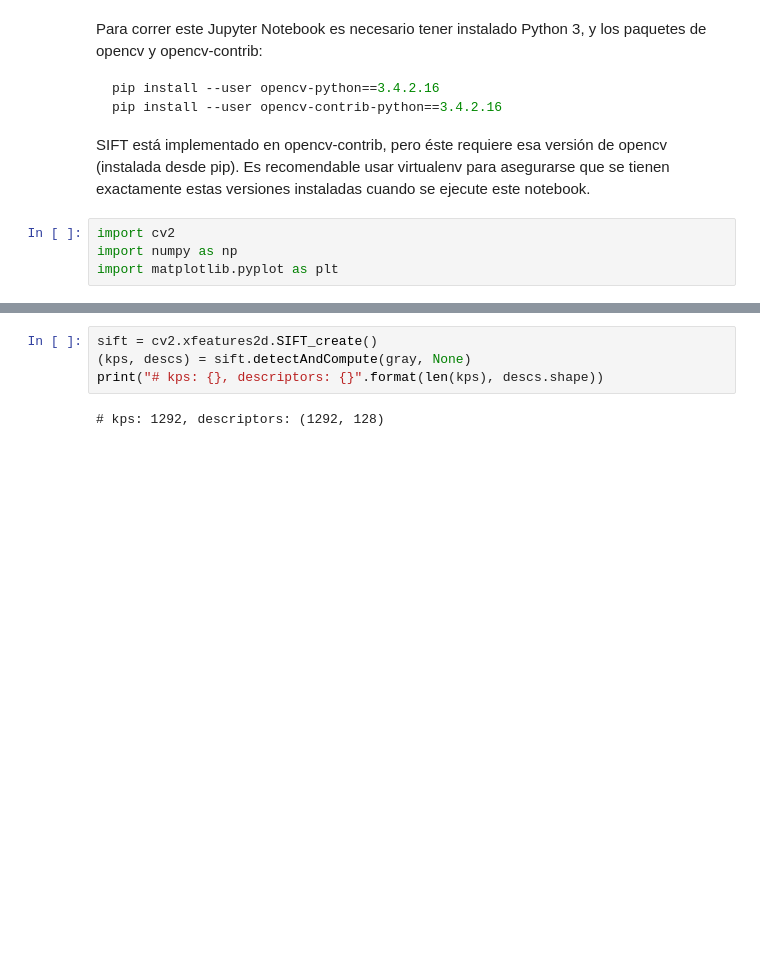
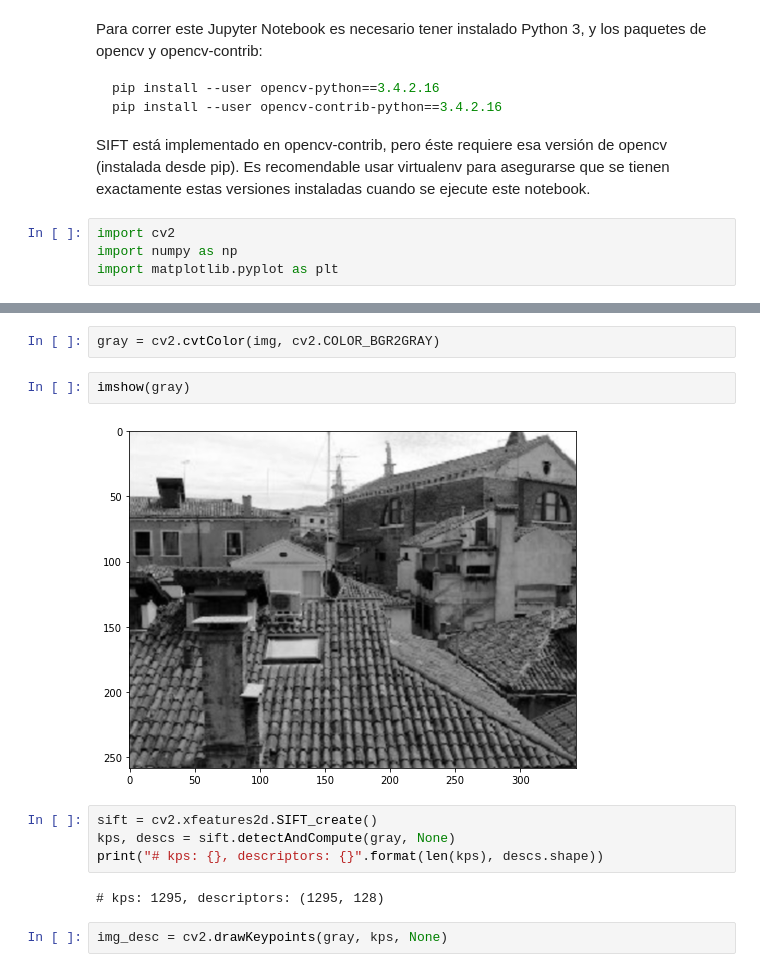
Before and after one commit to munshkr/vc-2018-2c, a Jupyter notebook: practicas/P7_SIFT.ipynb, the cells around one changed output, grey strips where cells are left out. Drawn from its saved outputs; the diff is of its cells as text; blank space fills up the shorter version.

Commit message:
p7: Transformaciones, SIFT keypoints

```diff
--- a/practicas/P7_SIFT.ipynb
+++ b/practicas/P7_SIFT.ipynb
@@ -30,6 +37,14 @@ plt.imshow(gray, cmap='gray')
+# %%
+gray = cv2.cvtColor(img, cv2.COLOR_BGR2GRAY)
+# %%
+imshow(gray)
+# %% [output]
+[figure, added]
 # %%
 sift = cv2.xfeatures2d.SIFT_create()
-(kps, descs) = sift.detectAndCompute(gray, None)
+kps, descs = sift.detectAndCompute(gray, None)
 print("# kps: {}, descriptors: {}".format(len(kps), descs.shape))
 # %% [output]
-# kps: 1292, descriptors: (1292, 128)
+# kps: 1295, descriptors: (1295, 128)
+# %%
+img_desc = cv2.drawKeypoints(gray, kps, None)
```
Also changed, not shown: parts of 38 cells of this notebook.
